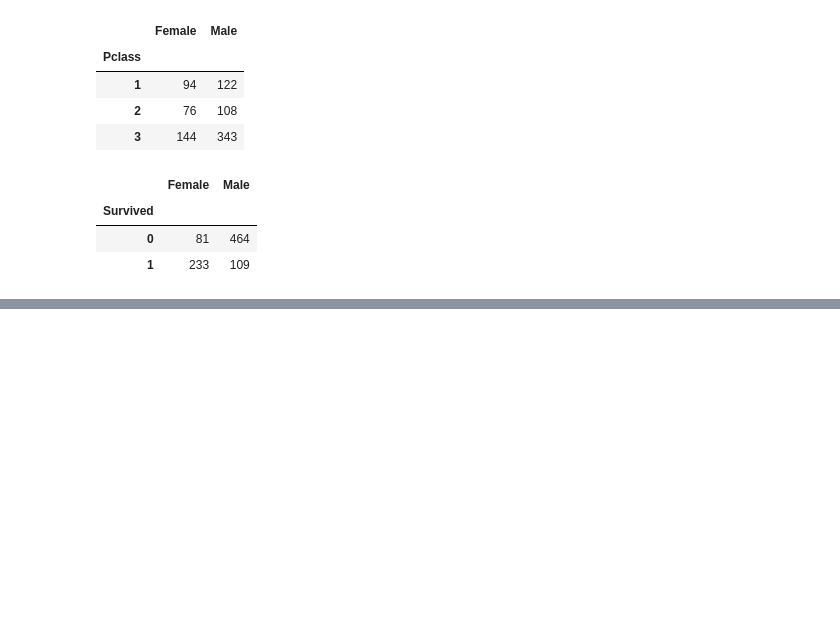
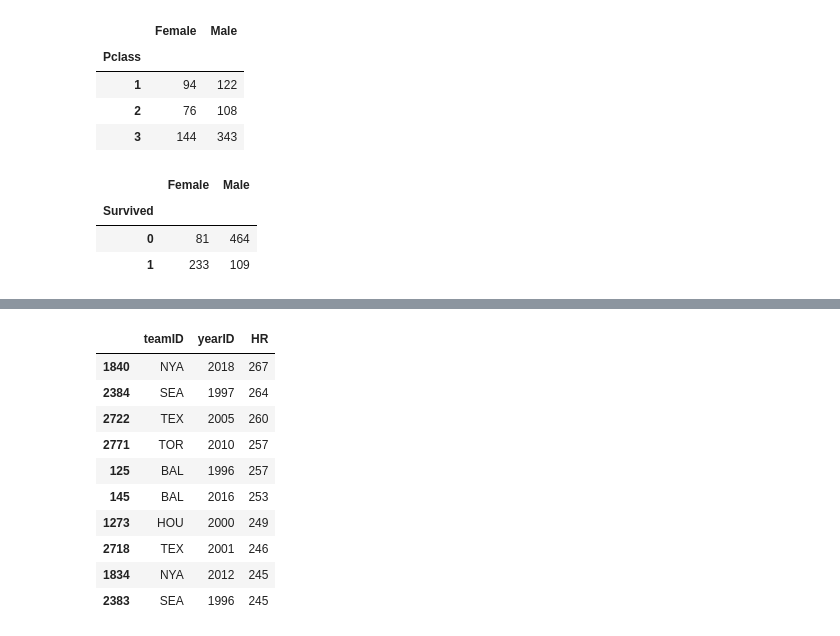
Before and after one commit to slylockfox/Maryville-DSCI-503-2, a Jupyter notebook: HW_06_Snyder.ipynb, the cells around one changed output, grey strips where cells are left out. Cells and saved outputs as stored; diff of their text form; code cells hidden in the pictures; blank space fills up the shorter version.

```diff
--- a/HW_06_Snyder.ipynb
+++ b/HW_06_Snyder.ipynb
@@ -282,0 +302,21 @@ sex_dist_by_outcome.head()
+# %%
+# Create a DataFrame named total_hr by selecting the teamID, yearID, and HR columns from batting, grouping the
+# results by both teamID and yearID, and then summing the remaining column within each group. Sort the values by the
+# total number of home runs, in descending order.  Set the optional as_index parameter to False
+total_hr = batting.loc[:, ['teamID', 'yearID', 'HR']].groupby(['teamID', 'yearID'], as_index=False).sum() \
+        .sort_values(by='HR', ascending=False)
+
+# Use head() to display the first 10 rows of this DataFrame.
+total_hr.head(10)
+# %% [output]
+|  | teamID | yearID | HR |
+| 1840 | NYA | 2018 | 267 |
+| 2384 | SEA | 1997 | 264 |
+| 2722 | TEX | 2005 | 260 |
+| 2771 | TOR | 2010 | 257 |
+| 125 | BAL | 1996 | 257 |
+| 145 | BAL | 2016 | 253 |
+| 1273 | HOU | 2000 | 249 |
+| 2718 | TEX | 2001 | 246 |
+| 1834 | NYA | 2012 | 245 |
+| 2383 | SEA | 1996 | 245 |
```
Also changed, not shown: parts of 4 cells of this notebook.
